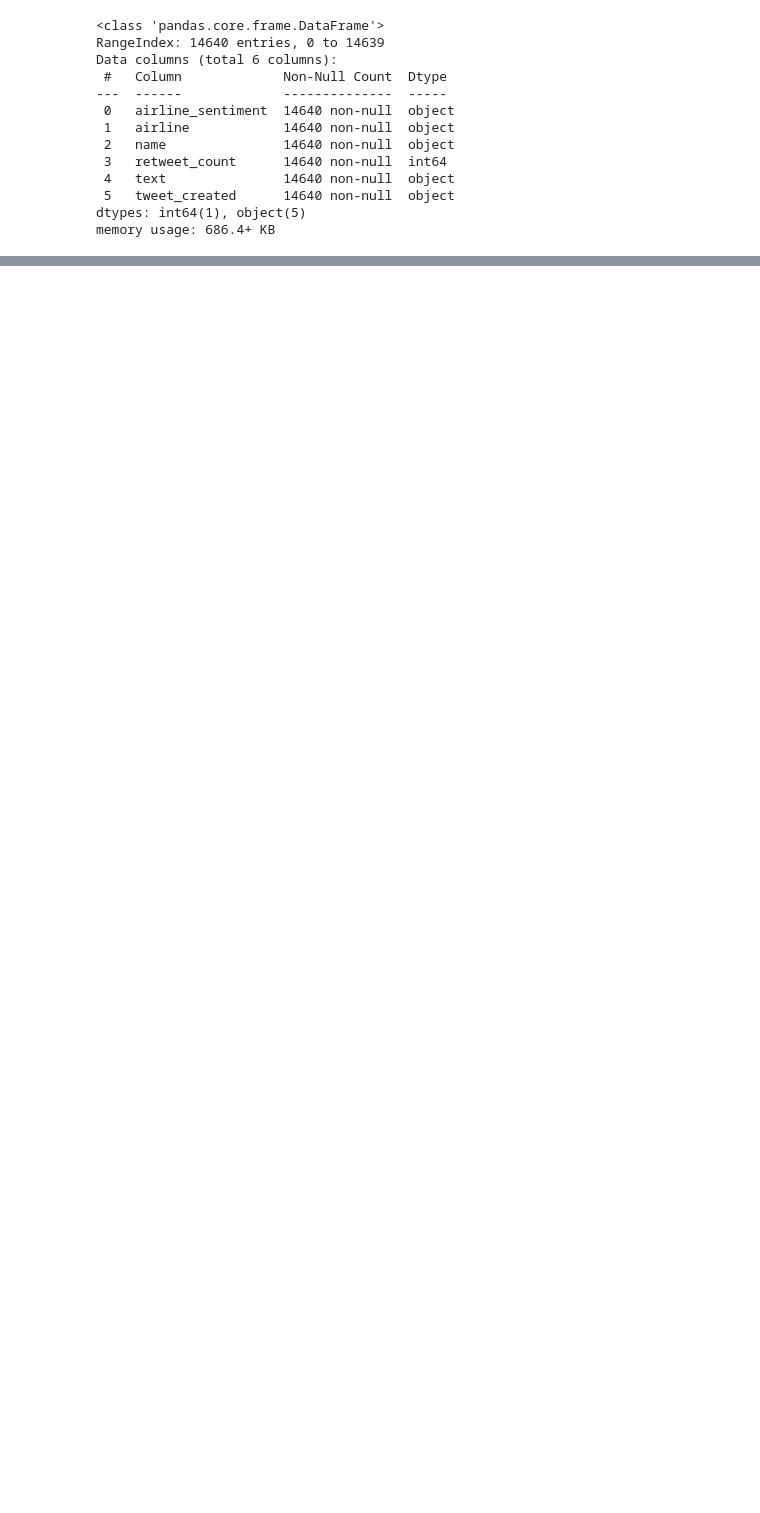
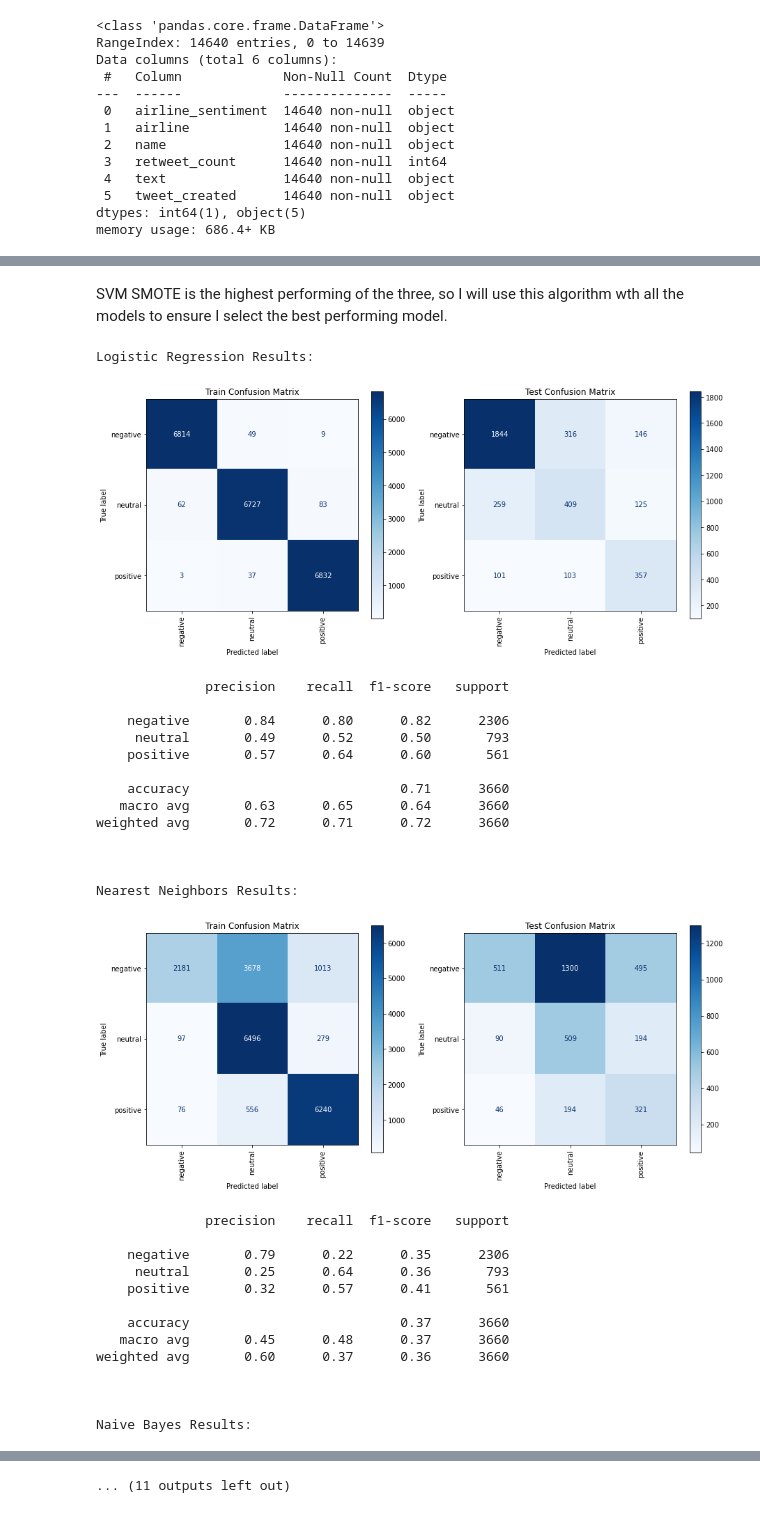
Before and after one commit to halemade/airline-tweets, a Jupyter notebook: Airline Tweets.ipynb, the cells around one changed output, grey strips where cells are left out. Saved outputs shown, nothing was run; the diff lists cells and outputs as text; code cells hidden in the pictures; blank space fills up the shorter version.

```diff
--- a/Airline Tweets.ipynb
+++ b/Airline Tweets.ipynb
@@ -90,10 +104,16 @@ x_test = vectorizer.transform(x_test)
 # %%
-objects = [LogisticRegression(fit_intercept=False, C=1e12),
-           MultinomialNB(),
+objects = [LogisticRegression(fit_intercept=False, C=1e12, solver='saga'),
+           Pipeline([('ss', StandardScaler(with_mean=False)), ('knn', KNeighborsClassifier())]),
+           Pipeline([('bz', Binarizer()), ('bayes', MultinomialNB())]),
+           Pipeline([('ss', StandardScaler(with_mean=False)), ('svm', SVC())]),
            DecisionTreeClassifier(),
            RandomForestClassifier(),
-           XGBClassifier()]
-index = ['Logistic Regression', 'Naive Bayes', 'Decision Tree', 'Random Forest', 'XGBoost']
+           GradientBoostingClassifier(),
+           AdaBoostClassifier(),
+           XGBClassifier(),
+           CatBoostClassifier(verbose=False)]
+index = ['Logistic Regression', 'Nearest Neighbors', 'Naive Bayes', 'SVM',
+         'Decision Tree', 'Random Forest', 'Gradient Boost', 'AdaBoost', 'XGBoost', 'CatBoost']
 # %%
 models = m(x_train, x_test, y_train, y_test, objects=objects, index=index)
 # %% [output]
@@ -253,0 +270,34 @@ XGBoost Results:
+# %% [markdown]
+SVM SMOTE is the highest performing of the three, so I will use this algorithm wth all the models to ensure I select the best performing model.
+# %%
+models_smote = m(x_train_svmsmote, x_test, y_train_svmsmote, y_test, objects=objects, index=index)
+# %% [output]
+Logistic Regression Results:
+[figure, added]
+              precision    recall  f1-score   support
+
+    negative       0.84      0.80      0.82      2306
+     neutral       0.49      0.52      0.50       793
+    positive       0.57      0.64      0.60       561
+
+    accuracy                           0.71      3660
+   macro avg       0.63      0.65      0.64      3660
+weighted avg       0.72      0.71      0.72      3660
+
+
+
+Nearest Neighbors Results:
+[figure, added]
+              precision    recall  f1-score   support
+
+    negative       0.79      0.22      0.35      2306
+     neutral       0.25      0.64      0.36       793
+    positive       0.32      0.57      0.41       561
+
+    accuracy                           0.37      3660
+   macro avg       0.45      0.48      0.37      3660
+weighted avg       0.60      0.37      0.36      3660
+
+
+
+Naive Bayes Results:
@@ -253,0 +347 @@ XGBoost Results:
+... (11 outputs left out)
```
Also changed, not shown: parts of 38 cells of this notebook, 5 other files.
